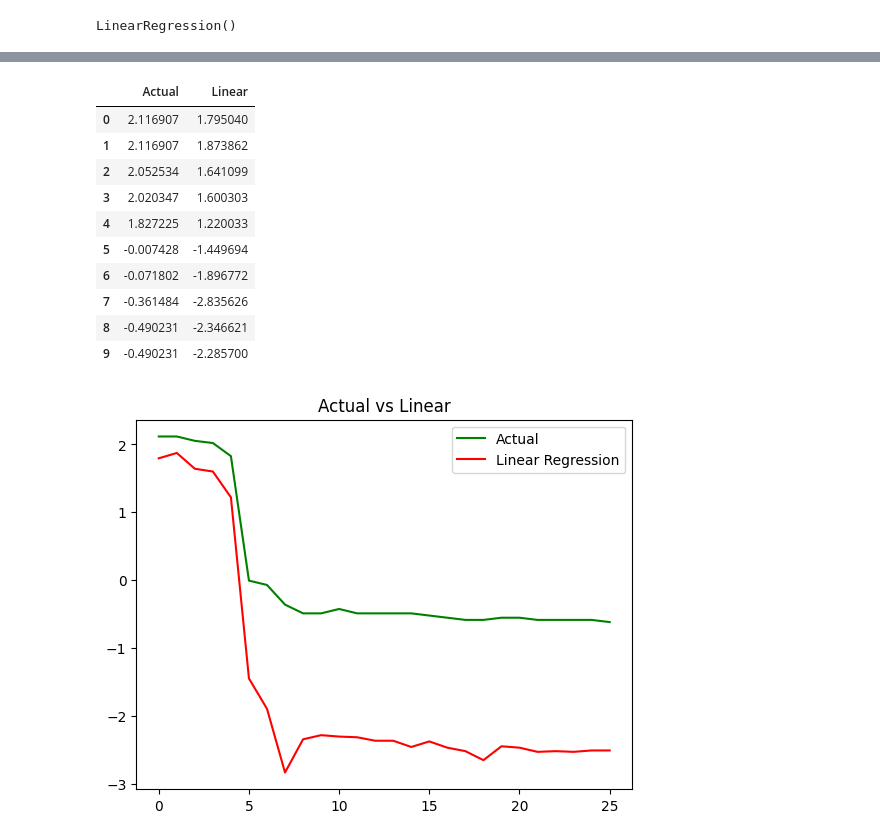
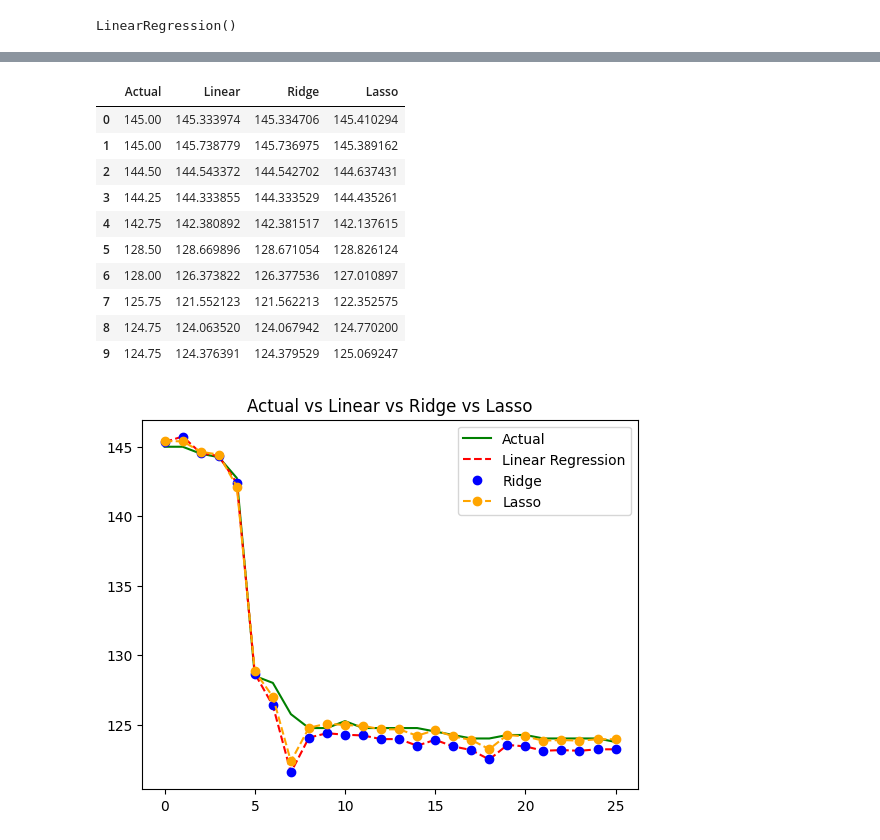
Before and after one commit to MuneneMutuma/Stock-Prediction-Regression, a Jupyter notebook: Regression_Stock.ipynb, the cells around one changed output, grey strips where cells are left out. Drawn from its saved outputs; the diff is of its cells as text; code cells hidden in the pictures.

Commit message:
Inverse Scaling to correct error due to Scaling.

```diff
--- a/Regression_Stock.ipynb
+++ b/Regression_Stock.ipynb
@@ -90,8 +99,10 @@ scaler = StandardScaler()
 X_train_scaled = scaler.fit_transform(X_train)
 X_test_scaled = scaler.transform(X_test)
 
-y_train_scaled = scaler.fit_transform(y_train.values.reshape(-1, 1))
-y_test_scaled = scaler.fit_transform(y_test.values.reshape(-1, 1))
+# Scale the target variable using a separate scaler
+target_scaler = StandardScaler()
+y_train_scaled = target_scaler.fit_transform(y_train.values.reshape(-1, 1))
+y_test_scaled = target_scaler.transform(y_test.values.reshape(-1, 1))
 # %%
 # prompt: print the min and max of X_train_scaled and X_test_scaled and  y train scaled and y test scaled
 
@@ -124,0 +173,18 @@ linreg_r2
+# %%
+ridge_best = ridge_grid.best_estimator_
+lasso_best = lasso_grid.best_estimator_
+
+ridge_pred = ridge_best.predict(X_test_scaled)
+lasso_pred = lasso_best.predict(X_test_scaled)
+
+ridge_mse = mean_squared_error(y_test_scaled, ridge_pred)
+lasso_mse = mean_squared_error(y_test_scaled, lasso_pred)
+
+print("Ridge MSE:", ridge_mse)
+print("Lasso MSE:", lasso_mse)
+
+lasso_r2 = r2_score(y_test_scaled, lasso_pred)
+ridge_r2 = r2_score(y_test_scaled, ridge_pred)
+
+print("Lasso R2:", lasso_r2)
+print("Ridge R2:", ridge_r2)
@@ -125,25 +225,32 @@ linreg_r2
+# %%
+y_test_original = target_scaler.inverse_transform(y_test_scaled.reshape(-1, 1)).flatten()
+linreg_pred_original = target_scaler.inverse_transform(linreg_pred.reshape(-1, 1)).flatten()
+ridge_pred_original = target_scaler.inverse_transform(ridge_pred.reshape(-1, 1)).flatten()
+lasso_pred_original = target_scaler.inverse_transform(lasso_pred.reshape(-1, 1)).flatten()
 # %%
-compare_df = pd.DataFrame({'Actual': y_test_scaled.reshape(-1,), 'Linear': linreg_pred.reshape(-1,)})
+compare_df = pd.DataFrame({'Actual': y_test_original.flatten(), 'Linear': linreg_pred_original.flatten(), 'Ridge': ridge_pred_original.flatten(), 'Lasso': lasso_pred_original.flatten()})
 compare_df.sort_index(inplace=True)
 compare_df.head(10)
 # %% [output]
-|  | Actual | Linear |
-| 0 | 2.116907 | 1.795040 |
-| 1 | 2.116907 | 1.873862 |
-| 2 | 2.052534 | 1.641099 |
-| 3 | 2.020347 | 1.600303 |
-| 4 | 1.827225 | 1.220033 |
-| 5 | -0.007428 | -1.449694 |
-| 6 | -0.071802 | -1.896772 |
-| 7 | -0.361484 | -2.835626 |
-| 8 | -0.490231 | -2.346621 |
-| 9 | -0.490231 | -2.285700 |
+|  | Actual | Linear | Ridge | Lasso |
+| 0 | 145.00 | 145.333974 | 145.334706 | 145.410294 |
+| 1 | 145.00 | 145.738779 | 145.736975 | 145.389162 |
+| 2 | 144.50 | 144.543372 | 144.542702 | 144.637431 |
+| 3 | 144.25 | 144.333855 | 144.333529 | 144.435261 |
+| 4 | 142.75 | 142.380892 | 142.381517 | 142.137615 |
+| 5 | 128.50 | 128.669896 | 128.671054 | 128.826124 |
+| 6 | 128.00 | 126.373822 | 126.377536 | 127.010897 |
+| 7 | 125.75 | 121.552123 | 121.562213 | 122.352575 |
+| 8 | 124.75 | 124.063520 | 124.067942 | 124.770200 |
+| 9 | 124.75 | 124.376391 | 124.379529 | 125.069247 |
 # %%
 plt.plot(compare_df['Actual'], color='green')
-plt.plot(compare_df['Linear'], color='red')
+plt.plot(compare_df['Linear'], '--', color='red')
+plt.plot(compare_df['Ridge'], 'o', color='blue')
+plt.plot(compare_df['Lasso'],  '--o' ,color='orange')
 plt.yscale('linear')
-plt.title('Actual vs Linear')
-plt.legend(['Actual', 'Linear Regression', 'Logistic Regression'])
+plt.title('Actual vs Linear vs Ridge vs Lasso')
+plt.legend(['Actual', 'Linear Regression', 'Ridge', 'Lasso'])
 plt.show()
 # %% [output]
-[figure, old version]
+[figure, new version]
```
Also changed, not shown: parts of 14 cells of this notebook.
